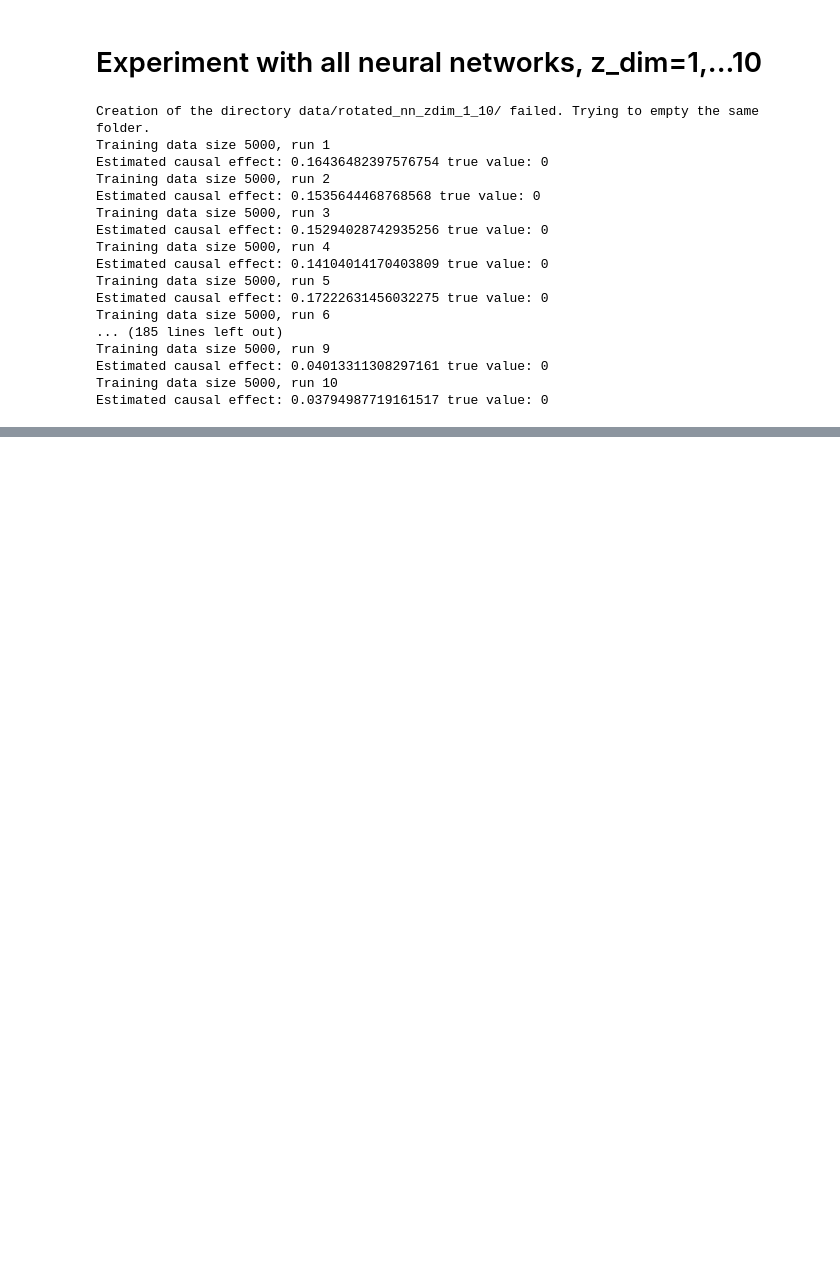
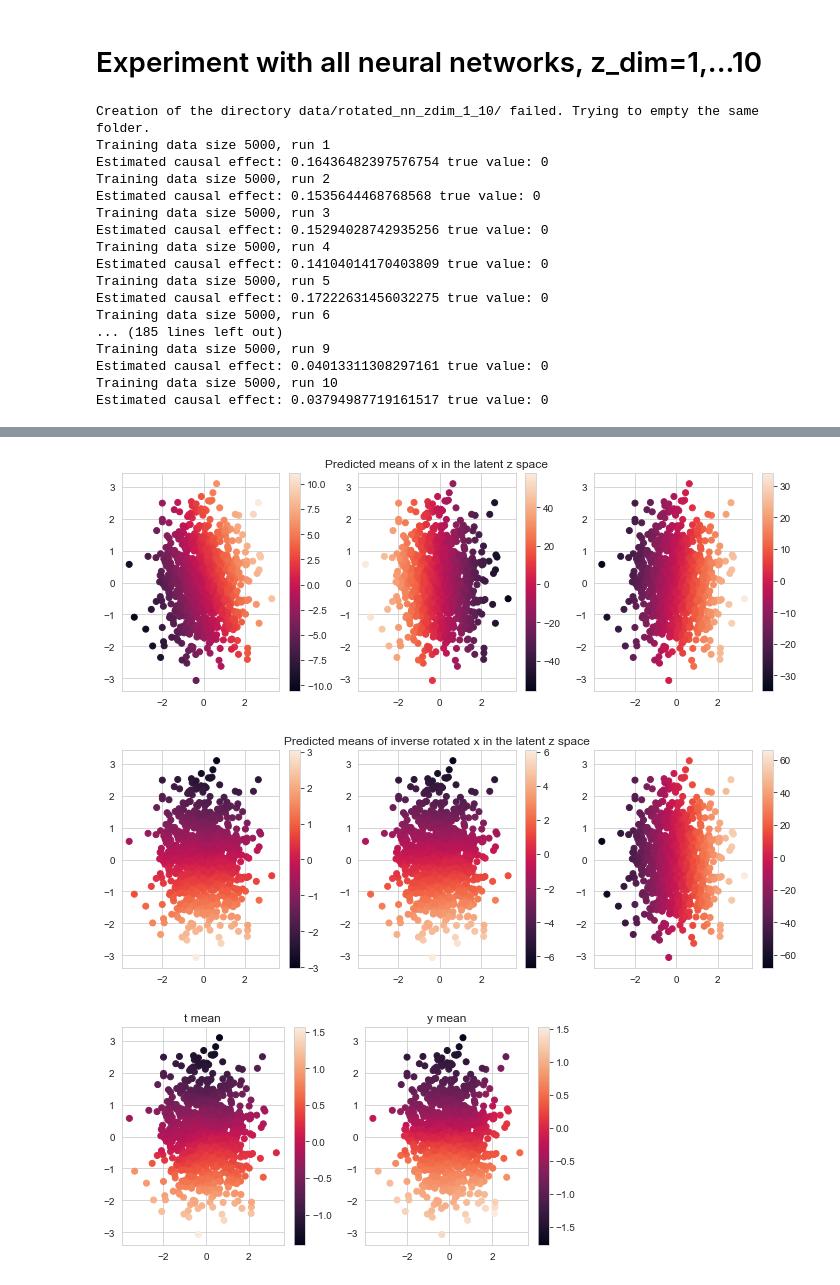
Before and after one commit to skwfz/cevae, a Jupyter notebook: RotatedDataTesting.ipynb, the cells around one changed output, grey strips where cells are left out. Saved outputs shown, nothing was run; the diff lists cells and outputs as text; code cells hidden in the pictures; blank space fills up the shorter version.

```diff
--- a/RotatedDataTesting.ipynb
+++ b/RotatedDataTesting.ipynb
@@ -273,6 +271,8 @@ datasize_times = 10
 
 folder = "rotated_nn_zdim_1_10"
 name = "rotated_nn_zdim_1_10"
+
+device='cpu'
 # %%
 dfs, models = run_model_for_data_sets(datasizes, datasize_times, num_epochs,
                             lr_start, lr_end, input_dim, z_dim, folder,name, BATCH_SIZE,
@@ -300,6 +300,14 @@ Training data size 5000, run 9
 Estimated causal effect: 0.04013311308297161 true value: 0
 Training data size 5000, run 10
 Estimated causal effect: 0.03794987719161517 true value: 0
+# %%
+dfs, models = load_dfs_models(folder, name,
+                   input_dim, z_dim, device, binary_t_y,
+                  p_y_zt_nn, q_z_xty_nn,
+                  p_x_z_nn=p_x_z_nn, p_t_z_nn=p_t_z_nn, p_y_zt_std=p_y_zt_std,
+                            p_x_z_std=p_x_z_std, p_t_z_std=p_t_z_std, decoder_hidden_dim=decoder_hidden_dim,
+                            decoder_num_hidden=decoder_num_hidden, encoder_hidden_dim=encoder_hidden_dim,
+                            encoder_num_hidden=encoder_num_hidden, label="z_dim")
 # %%
 plt.figure()
 plt.title("AID")
@@ -312,0 +337,35 @@ for zd in z_dim:
+# %%
+n=1000
+z_sample = torch.randn((n,2))
+x = models[2][0].decoder.x_nns_real(z_sample).detach().numpy()[:,:3]
+t = models[2][0].decoder.t_nn_real(z_sample).detach().numpy()[:,0]
+zt = torch.cat([z_sample, torch.zeros(n,1)],1)
+y = models[2][0].decoder.y_nn_real(zt).detach().numpy()[:,0]
+xrotated = x.dot(rotation)
+
+fig1, ax1 = plt.subplots(1,3,figsize=(12,4))
+for i in range(3):
+    sc = ax1[i].scatter(z_sample[:,0],z_sample[:,1],c=x[:,i])
+    plt.colorbar(mappable=sc,ax=ax1[i])
+ax1[1].set_title("Predicted means of x in the latent z space")
+plt.show()
+
+fig2, ax2 = plt.subplots(1,3,figsize=(12,4))
+for i in range(3):
+    sc = ax2[i].scatter(z_sample[:,0],z_sample[:,1],c=xrotated[:,i])
+    plt.colorbar(mappable=sc,ax=ax2[i])
+ax2[1].set_title("Predicted means of inverse rotated x in the latent z space")
+plt.show()
+
+fig, ax = plt.subplots(1,2,figsize=(8,4))
+sc0 = ax[0].scatter(z_sample[:,0],z_sample[:,1],c=t)
+sc1 = ax[1].scatter(z_sample[:,0],z_sample[:,1],c=y)
+plt.colorbar(sc0,ax=ax[0])
+plt.colorbar(sc1,ax=ax[1])
+ax[0].set_title("t mean")
+ax[1].set_title("y mean")
+plt.show()
+# %% [output]
+[figure, added]
+[figure, added]
+[figure, added]
```
Also changed, not shown: parts of 5 cells of this notebook, 2 other files.
